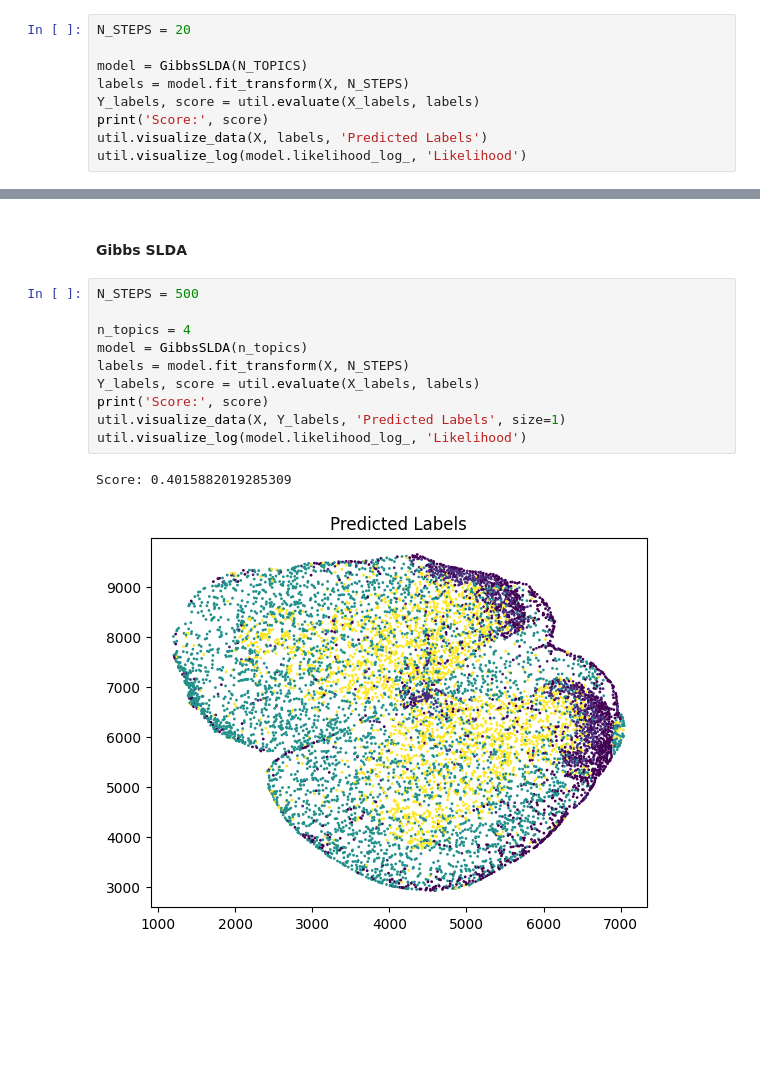
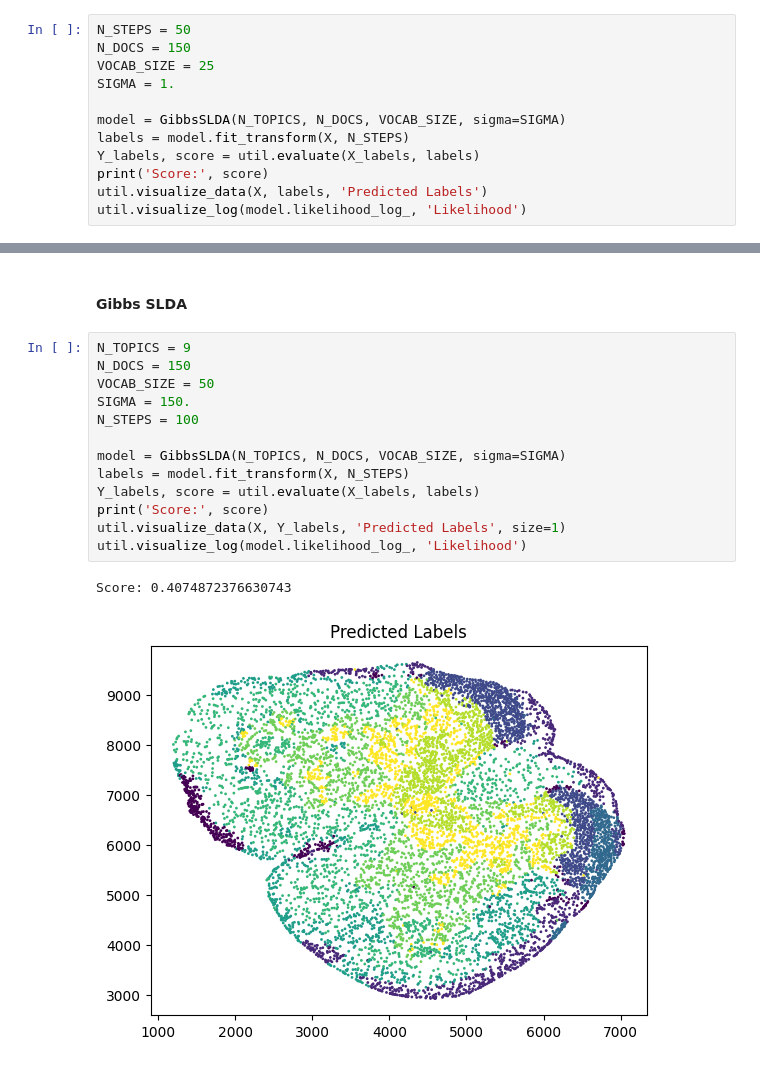
Before and after one commit to craigfouts/GibbsLDA, a Jupyter notebook: sandbox.ipynb, the cells around one changed output, grey strips where cells are left out. Saved outputs shown, nothing was run; the diff lists cells and outputs as text; blank space fills up the shorter version.

```diff
--- a/sandbox.ipynb
+++ b/sandbox.ipynb
@@ -35,9 +33,12 @@ Score: 1.0
 # %% [markdown]
 #### Gibbs SLDA
 # %%
-N_STEPS = 20
+N_STEPS = 50
+N_DOCS = 150
+VOCAB_SIZE = 25
+SIGMA = 1.
 
-model = GibbsSLDA(N_TOPICS)
+model = GibbsSLDA(N_TOPICS, N_DOCS, VOCAB_SIZE, sigma=SIGMA)
 labels = model.fit_transform(X, N_STEPS)
 Y_labels, score = util.evaluate(X_labels, labels)
 print('Score:', score)
@@ -122,15 +121,18 @@ Score: 0.2867838910947249
 # %% [markdown]
 #### Gibbs SLDA
 # %%
-N_STEPS = 500
+N_TOPICS = 9
+N_DOCS = 150
+VOCAB_SIZE = 50
+SIGMA = 150.
+N_STEPS = 100
 
-n_topics = 4
-model = GibbsSLDA(n_topics)
+model = GibbsSLDA(N_TOPICS, N_DOCS, VOCAB_SIZE, sigma=SIGMA)
 labels = model.fit_transform(X, N_STEPS)
 Y_labels, score = util.evaluate(X_labels, labels)
 print('Score:', score)
 util.visualize_data(X, Y_labels, 'Predicted Labels', size=1)
 util.visualize_log(model.likelihood_log_, 'Likelihood')
 # %% [output]
-Score: 0.4015882019285309
+Score: 0.4074872376630743
-[figure, old version]
+[figure, new version]
```
Also changed, not shown: parts of 5 cells of this notebook, 3 other files.
